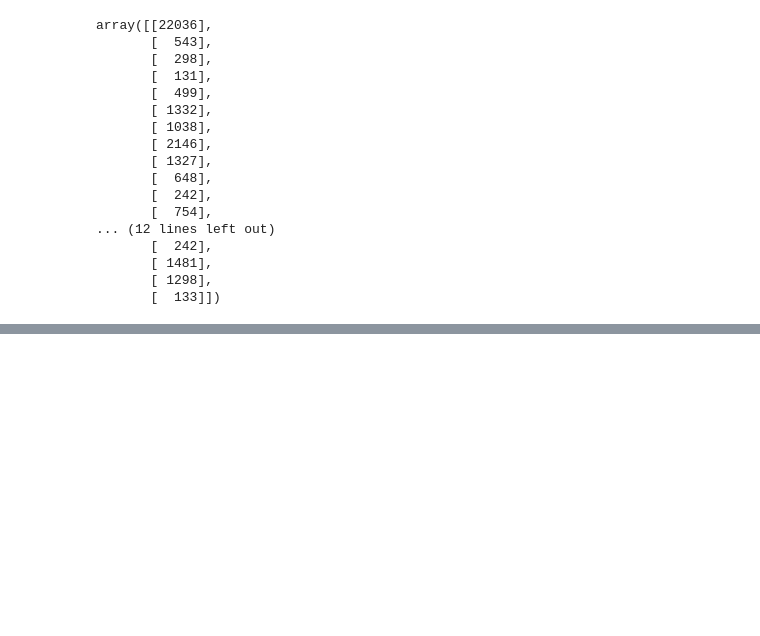
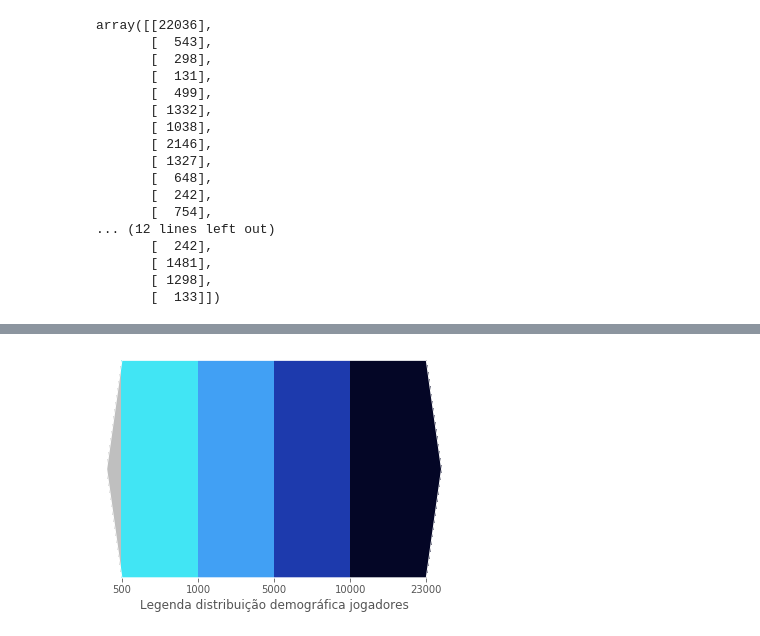
Before and after one commit to if1015-datascience-ufpe/2017-2-projeto-hbcj-lfp2, a Jupyter notebook: Vizualização.ipynb, the cells around one changed output, grey strips where cells are left out. Saved outputs shown, nothing was run; the diff lists cells and outputs as text; code cells hidden in the pictures; blank space fills up the shorter version.

```diff
--- a/Vizualização.ipynb
+++ b/Vizualização.ipynb
@@ -113,0 +124,20 @@ for record, state in zip(shp.records(), shp.geometries()):
+# %%
+fig2, ax2 = plt.subplots()
+
+cmap = mpl.colors.ListedColormap(['#41e5f4', '#41a0f4',
+                                  '#1d3aad', '#0f018e', '#040626'])
+cmap.set_over('0.25')
+cmap.set_under('0.75')
+
+bounds = [500, 1000, 5000, 10000, 23000]
+norm = mpl.colors.BoundaryNorm(bounds, cmap.N)
+cb2 = mpl.colorbar.ColorbarBase(ax2, cmap=cmap,
+                                norm=norm,
+                                boundaries=[0] + bounds + [130],
+                                extend='both',
+                                ticks=bounds,
+                                orientation='horizontal')
+cb2.set_label('Legenda distribuição demográfica jogadores')
+fig2.show()
+# %% [output]
+[figure, added]
```
Also changed, not shown: parts of 4 cells of this notebook.
